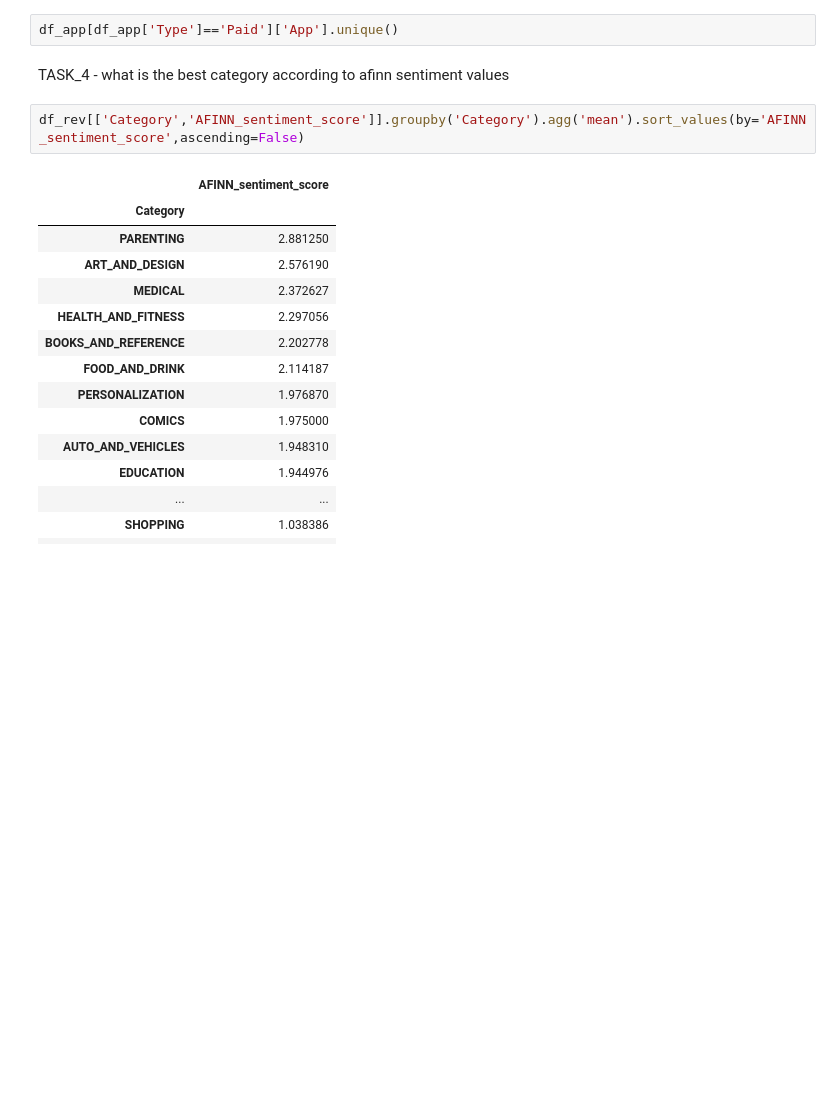
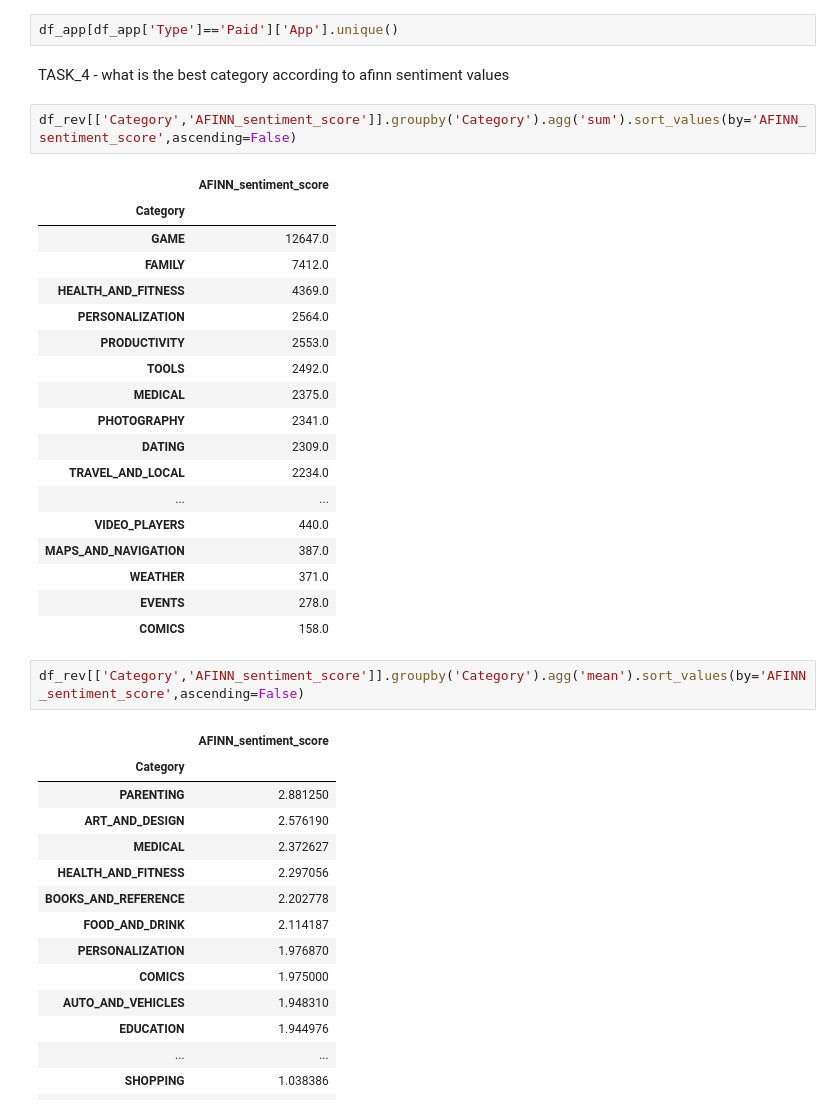
Before and after one commit to onurer87/data-5---team-4, a Jupyter notebook: Stage_2/Week_4/Week_4.ipynb, the cells around one changed output. Cells and saved outputs as stored; diff of their text form; blank space fills up the shorter version.

```diff
--- a/Stage_2/Week_4/Week_4.ipynb
+++ b/Stage_2/Week_4/Week_4.ipynb
@@ -135,6 +135,27 @@ df_rev.head(100)
 df_app[df_app['Type']=='Paid']['App'].unique()
 # %% [markdown]
 TASK_4 - what is the best category according to afinn sentiment values
+# %%
+df_rev[['Category','AFINN_sentiment_score']].groupby('Category').agg('sum').sort_values(by='AFINN_sentiment_score',ascending=False)
+# %% [output]
+|  | AFINN_sentiment_score |
+| Category |  |
+| GAME | 12647.0 |
+| FAMILY | 7412.0 |
+| HEALTH_AND_FITNESS | 4369.0 |
+| PERSONALIZATION | 2564.0 |
+| PRODUCTIVITY | 2553.0 |
+| TOOLS | 2492.0 |
+| MEDICAL | 2375.0 |
+| PHOTOGRAPHY | 2341.0 |
+| DATING | 2309.0 |
+| TRAVEL_AND_LOCAL | 2234.0 |
+| ... | ... |
+| VIDEO_PLAYERS | 440.0 |
+| MAPS_AND_NAVIGATION | 387.0 |
+| WEATHER | 371.0 |
+| EVENTS | 278.0 |
+| COMICS | 158.0 |
 # %%
 df_rev[['Category','AFINN_sentiment_score']].groupby('Category').agg('mean').sort_values(by='AFINN_sentiment_score',ascending=False)
 # %% [output]
```
Also changed, not shown: parts of 1 cell of this notebook.
